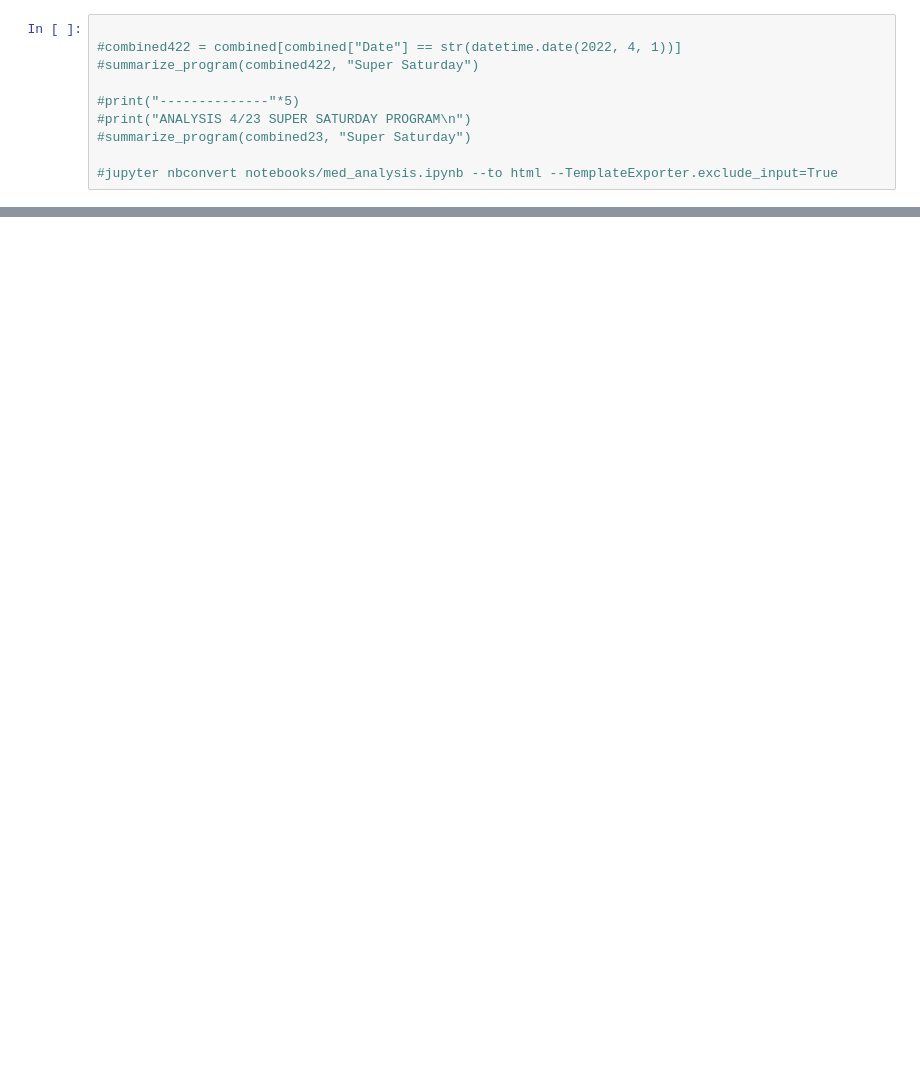
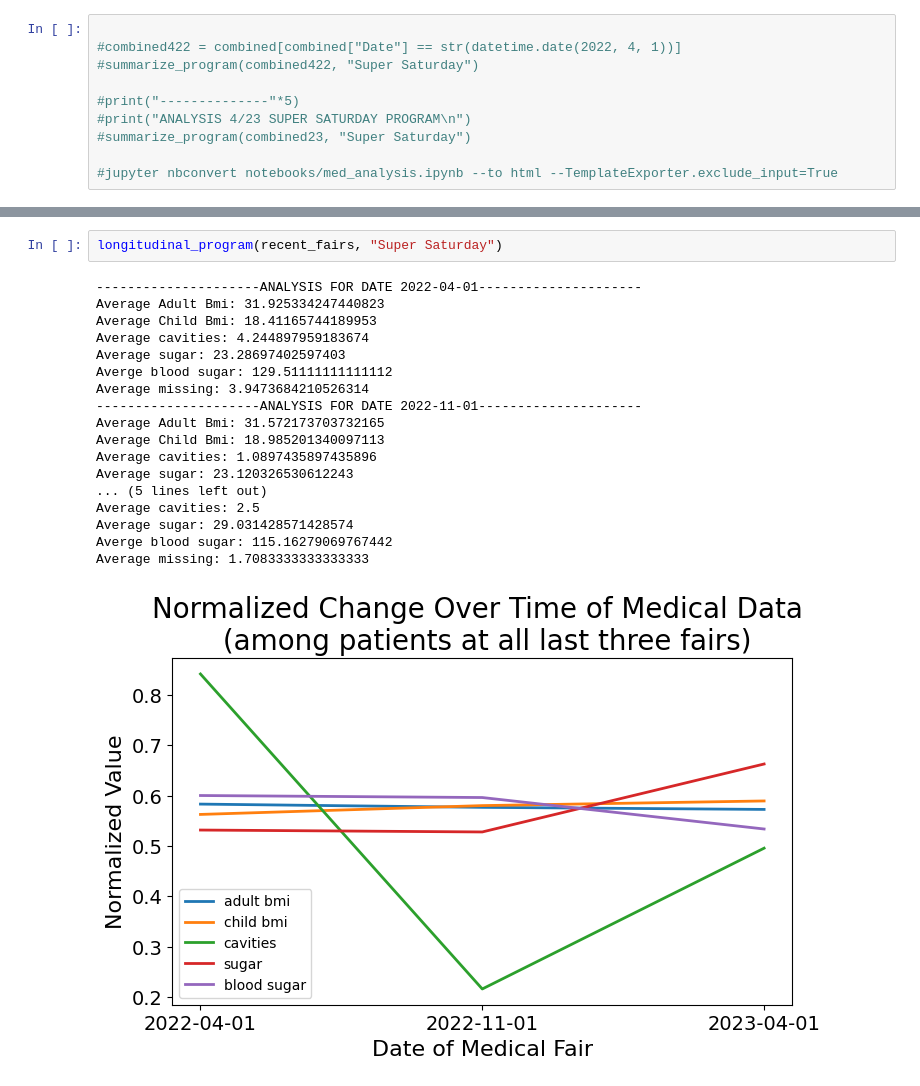
Before and after one commit to micahbenson/mdc-data-cleanup, a Jupyter notebook: notebooks/med_analysis.ipynb, the cells around one changed output, grey strips where cells are left out. Saved outputs shown, nothing was run; the diff lists cells and outputs as text; blank space fills up the shorter version.

```diff
--- a/notebooks/med_analysis.ipynb
+++ b/notebooks/med_analysis.ipynb
@@ -219,0 +592,21 @@ Average missing not: 0.19
+# %%
+longitudinal_program(recent_fairs, "Super Saturday")
+# %% [output]
+---------------------ANALYSIS FOR DATE 2022-04-01---------------------
+Average Adult Bmi: 31.925334247440823
+Average Child Bmi: 18.41165744189953
+Average cavities: 4.244897959183674
+Average sugar: 23.28697402597403
+Averge blood sugar: 129.51111111111112
+Average missing: 3.9473684210526314
+---------------------ANALYSIS FOR DATE 2022-11-01---------------------
+Average Adult Bmi: 31.572173703732165
+Average Child Bmi: 18.985201340097113
+Average cavities: 1.0897435897435896
+Average sugar: 23.120326530612243
+... (5 lines left out)
+Average cavities: 2.5
+Average sugar: 29.031428571428574
+Averge blood sugar: 115.16279069767442
+Average missing: 1.7083333333333333
+[figure, added]
```
Also changed, not shown: parts of 17 cells of this notebook, 6 other files.
